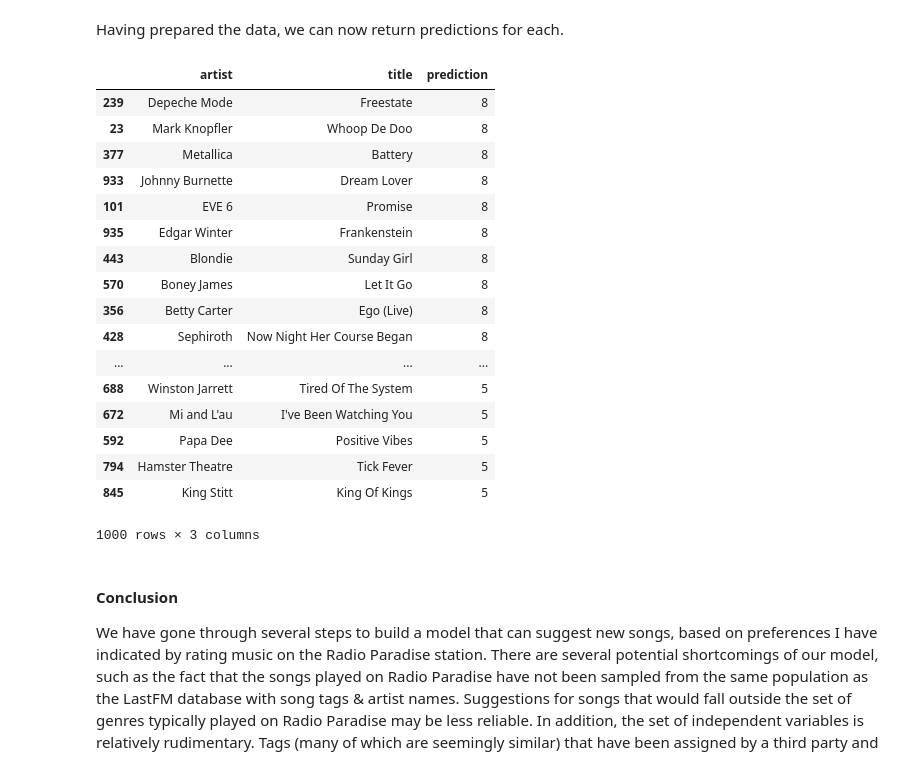
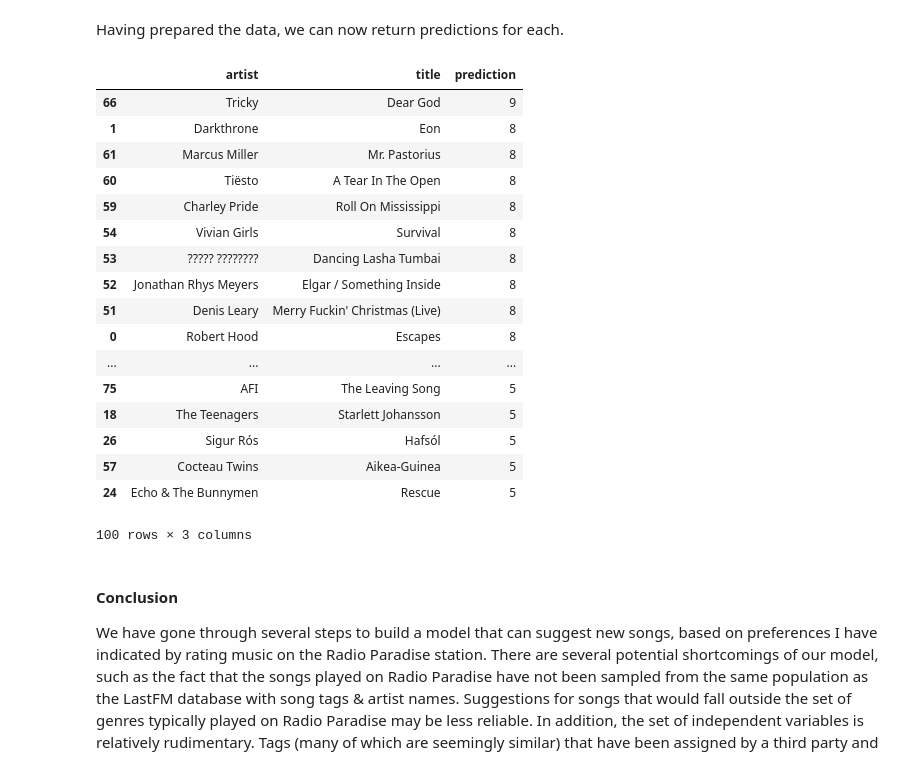
Before and after one commit to RoaldSchuring/Music-Suggestion-Model, a Jupyter notebook: Using Radio Paradise song ratings to return new song suggestions.ipynb, the cells around one changed output. Saved outputs shown, nothing was run; the diff lists cells and outputs as text; code cells hidden in the pictures.

```diff
--- a/Using Radio Paradise song ratings to return new song suggestions.ipynb
+++ b/Using Radio Paradise song ratings to return new song suggestions.ipynb
@@ -483,32 +501,24 @@ With our trained model, let's generate rating predictions for 100 randomly chose
 # extract a list with the names of all the independent variables
 relevant_features = list(X.columns)
 
-songs = pd.read_csv('song_table.csv', encoding='latin-1', names=['song_id', 'artist', 'timestamp', 'title'], skiprows=1)
-songs_sample = songs.sample(n=1000, axis=0)
+songs = pd.read_csv('all_song_table.csv', encoding='latin-1', names=['song_id', 'title', 'attribute'], skiprows=1).drop_duplicates()
+
+songs_sample = songs.sample(n=100, axis=0)
 songs_to_predict = list(songs_sample['song_id'])
+songs = songs[songs['song_id'].isin(songs_to_predict)]
 
-songs = songs_sample[['song_id', 'artist']]
-songs.loc[~songs['artist'].isin(relevant_features), 'artist'] = 'other'
-songs['artist'] = songs['artist'].replace(['[', ']', '<'], '_')
-songs.columns = ['song_id', 'attribute']
+songs['attribute_normalized'] = songs['attribute'].apply(str).apply(normalize_feature_name)
+songs.loc[~songs['attribute_normalized'].isin(relevant_features), 'attribute_normalized'] = 'other'
+songs = songs.drop_duplicates(subset=['song_id', 'attribute_normalized'])
 
-song_tags = pd.read_csv('song_tags_table.csv', encoding='latin-1')
-song_tags = song_tags[['song_id', 'tag']]
-song_tags = song_tags[song_tags['song_id'].isin(songs_to_predict)]
-song_tags['attribute'] = song_tags['tag'].apply(normalize_feature_name)
-song_tags = song_tags[song_tags['attribute'].isin(relevant_features)]
-song_tags = song_tags[['song_id', 'attribute']]
+songs['count'] = 1
 
-all_song_info = pd.concat([songs, song_tags], axis=0)
-all_song_info['count'] = 1
-all_song_info = all_song_info.drop_duplicates()
-all_song_info.dropna(axis=0, subset=['attribute'], inplace=True)
-
-all_song_info = all_song_info.pivot_table(index=['song_id'], columns='attribute', values='count', aggfunc=np.sum)
+songs = songs.pivot_table(index='song_id', columns='attribute_normalized', values='count', aggfunc=np.sum)
 
 for f in relevant_features:
-    if f not in list(all_song_info.columns):
-        all_song_info[f] = 0
+    if f not in list(songs.columns):
+        songs[f] = 0
 
-all_song_info = all_song_info[relevant_features]
-all_song_info = all_song_info.fillna(0)
+songs = songs[relevant_features]
+songs = songs.fillna(0)
+songs.head()
@@ -515,33 +534,34 @@ all_song_info = all_song_info.fillna(0)
 # %% [markdown]
 Having prepared the data, we can now return predictions for each.
 # %%
-all_song_info = all_song_info[relevant_features]
-song_predictions = list(ordinal_model.predict(all_song_info))
+songs_artists = pd.read_csv('song_artist_info.csv', encoding='latin-1', names=['song_id', 'title', 'artist'], skiprows=1).drop_duplicates()
 
-ids_predictions = pd.DataFrame(list(zip(all_song_info.index, song_predictions)), columns=['song_id', 'prediction'])
-titles_predictions = pd.merge(songs_sample, ids_predictions, left_on='song_id', right_on='song_id')
+song_predictions = list(xg_model.predict(songs))
+ids_predictions = pd.DataFrame(list(zip(songs.index, song_predictions)), columns=['song_id', 'prediction'])
+
+titles_predictions = pd.merge(songs_artists, ids_predictions, left_on='song_id', right_on='song_id')
 titles_predictions = titles_predictions[['artist', 'title', 'prediction']]
 titles_predictions.sort_values(by='prediction', ascending=False, inplace=True)
 titles_predictions
 # %% [output]
 |  | artist | title | prediction |
-| 239 | Depeche Mode | Freestate | 8 |
-| 23 | Mark Knopfler | Whoop De Doo | 8 |
-| 377 | Metallica | Battery | 8 |
-| 933 | Johnny Burnette | Dream Lover | 8 |
-| 101 | EVE 6 | Promise | 8 |
-| 935 | Edgar Winter | Frankenstein | 8 |
-| 443 | Blondie | Sunday Girl | 8 |
-| 570 | Boney James | Let It Go | 8 |
-| 356 | Betty Carter | Ego (Live) | 8 |
-| 428 | Sephiroth | Now Night Her Course Began | 8 |
+| 66 | Tricky | Dear God | 9 |
+| 1 | Darkthrone | Eon | 8 |
+| 61 | Marcus Miller | Mr. Pastorius | 8 |
+| 60 | Tiësto | A Tear In The Open | 8 |
+| 59 | Charley Pride | Roll On Mississippi | 8 |
+| 54 | Vivian Girls | Survival | 8 |
+| 53 | ????? ???????? | Dancing Lasha Tumbai | 8 |
+| 52 | Jonathan Rhys Meyers | Elgar / Something Inside | 8 |
+| 51 | Denis Leary | Merry Fuckin' Christmas (Live) | 8 |
+| 0 | Robert Hood | Escapes | 8 |
 | ... | ... | ... | ... |
-| 688 | Winston Jarrett | Tired Of The System | 5 |
-| 672 | Mi and L'au | I've Been Watching You | 5 |
-| 592 | Papa Dee | Positive Vibes | 5 |
-| 794 | Hamster Theatre | Tick Fever | 5 |
-| 845 | King Stitt | King Of Kings | 5 |
+| 75 | AFI | The Leaving Song | 5 |
+| 18 | The Teenagers | Starlett Johansson | 5 |
+| 26 | Sigur Rós | Hafsól | 5 |
+| 57 | Cocteau Twins | Aikea-Guinea | 5 |
+| 24 | Echo & The Bunnymen | Rescue | 5 |
-1000 rows × 3 columns
+100 rows × 3 columns
 # %% [markdown]
 #### Conclusion
 
```
Also changed, not shown: parts of 26 cells of this notebook.
